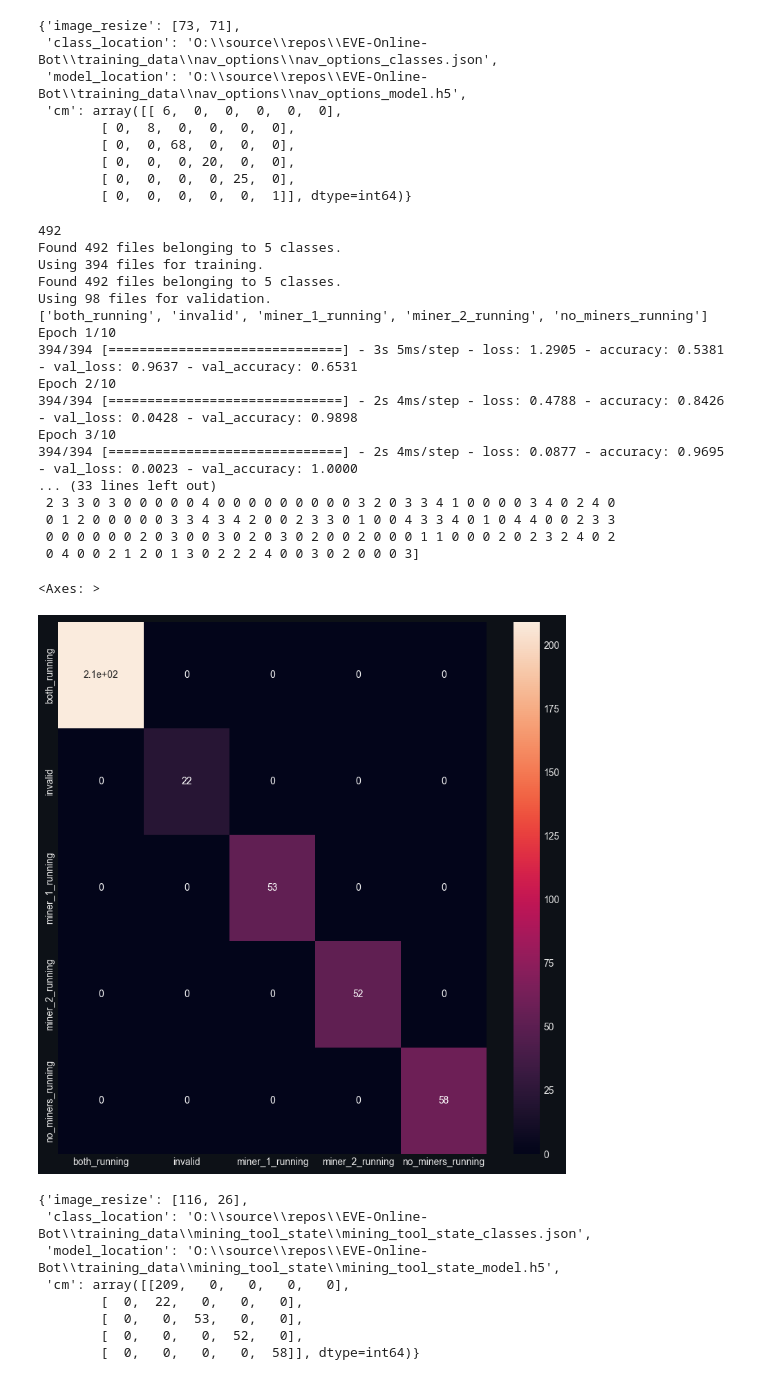
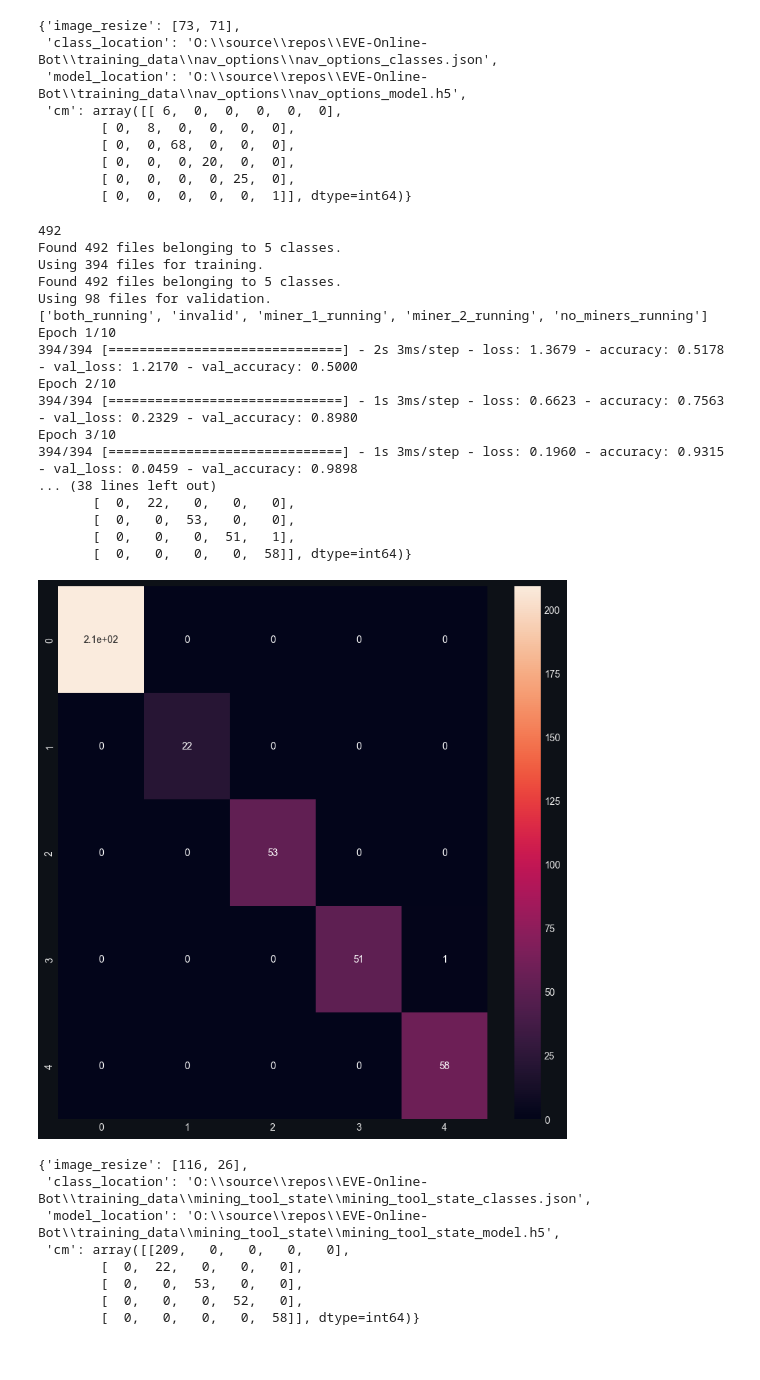
Before and after one commit to darkmatter2222/EVE-Online-Bot, a Jupyter notebook: TrainingPipelines/UniversalTrainer.ipynb, the cells around one changed output. Saved outputs shown, nothing was run; the diff lists cells and outputs as text; code cells hidden in the pictures.

```diff
--- a/TrainingPipelines/UniversalTrainer.ipynb
+++ b/TrainingPipelines/UniversalTrainer.ipynb
@@ -14,6 +24,14 @@ plt.style.use("cyberpunk")
 plt.rcParams['figure.facecolor'] = '#0d1117'
 plt.rcParams['axes.facecolor'] = '#0d1117'
 plt.rcParams['savefig.facecolor'] = '#0d1117'
+# %%
+def save_to_gcp(source_file, dest_file):
+    storage_client = storage.Client()
+    bucket = storage_client.get_bucket("eve_online_models") # your bucket name
+    blob = bucket.blob(dest_file)
+    blob.upload_from_filename(source_file)
+    #blob = bucket.blob('eve_online_models/Eve_Online_Models/test.h5')
+    #blob.upload_from_filename(r"O:\eve_models\training_data\game_state\game_state_model.h5")
 # %%
 model_name = 'route_y_large_vert_class_v2'
 training_root = r'O:\eve_models\training_data\route_y_large_vert_class_v2'
@@ -250,34 +274,35 @@ results
         [ 0,  0,  0,  0,  0,  1]], dtype=int64)}
 # %%
 model_name = 'mining_tool_state'
-training_root = r'O:\source\repos\EVE-Online-Bot\training_data\mining_tool_state'
+training_root = r'O:\eve_models\training_data\mining_tool_state'
 
 results = build_and_train(root_image_directory=training_root, model_name=model_name)
-results
-
 df_cm = pd.DataFrame(results['cm'])
 plt.figure(figsize = (10,10))
-sns.heatmap(df_cm, annot=True, xticklabels=results['class_names'], yticklabels=results['class_names'])
+print(results)
+sns.heatmap(df_cm, annot=True)
+
+save_to_gcp(source_file=results['model_location'], dest_file=f'{model_name}/{model_name}_model.h5')
+save_to_gcp(source_file=results['class_location'], dest_file=f'{model_name}/{model_name}_classes.json')
 # %% [output]
 492
 Found 492 files belonging to 5 classes.
 Using 394 files for training.
 Found 492 files belonging to 5 classes.
 Using 98 files for validation.
 ['both_running', 'invalid', 'miner_1_running', 'miner_2_running', 'no_miners_running']
 Epoch 1/10
-394/394 [==============================] - 3s 5ms/step - loss: 1.2905 - accuracy: 0.5381 - val_loss: 0.9637 - val_accuracy: 0.6531
+394/394 [==============================] - 2s 3ms/step - loss: 1.3679 - accuracy: 0.5178 - val_loss: 1.2170 - val_accuracy: 0.5000
 Epoch 2/10
-394/394 [==============================] - 2s 4ms/step - loss: 0.4788 - accuracy: 0.8426 - val_loss: 0.0428 - val_accuracy: 0.9898
+394/394 [==============================] - 1s 3ms/step - loss: 0.6623 - accuracy: 0.7563 - val_loss: 0.2329 - val_accuracy: 0.8980
 Epoch 3/10
-394/394 [==============================] - 2s 4ms/step - loss: 0.0877 - accuracy: 0.9695 - val_loss: 0.0023 - val_accuracy: 1.0000
-... (33 lines left out)
- 2 3 3 0 3 0 0 0 0 0 4 0 0 0 0 0 0 0 0 0 3 2 0 3 3 4 1 0 0 0 0 3 4 0 2 4 0
- 0 1 2 0 0 0 0 0 3 3 4 3 4 2 0 0 2 3 3 0 1 0 0 4 3 3 4 0 1 0 4 4 0 0 2 3 3
- 0 0 0 0 0 0 2 0 3 0 0 3 0 2 0 3 0 2 0 0 2 0 0 0 1 1 0 0 0 2 0 2 3 2 4 0 2
- 0 4 0 0 2 1 2 0 1 3 0 2 2 2 4 0 0 3 0 2 0 0 0 3]
+394/394 [==============================] - 1s 3ms/step - loss: 0.1960 - accuracy: 0.9315 - val_loss: 0.0459 - val_accuracy: 0.9898
+... (38 lines left out)
+       [  0,  22,   0,   0,   0],
+       [  0,   0,  53,   0,   0],
+       [  0,   0,   0,  51,   1],
+       [  0,   0,   0,   0,  58]], dtype=int64)}
-<Axes: >
-[figure, old version]
+[figure, new version]
 # %%
 results
 # %% [output]
```
Also changed, not shown: parts of 7 cells of this notebook, 5 other files.
